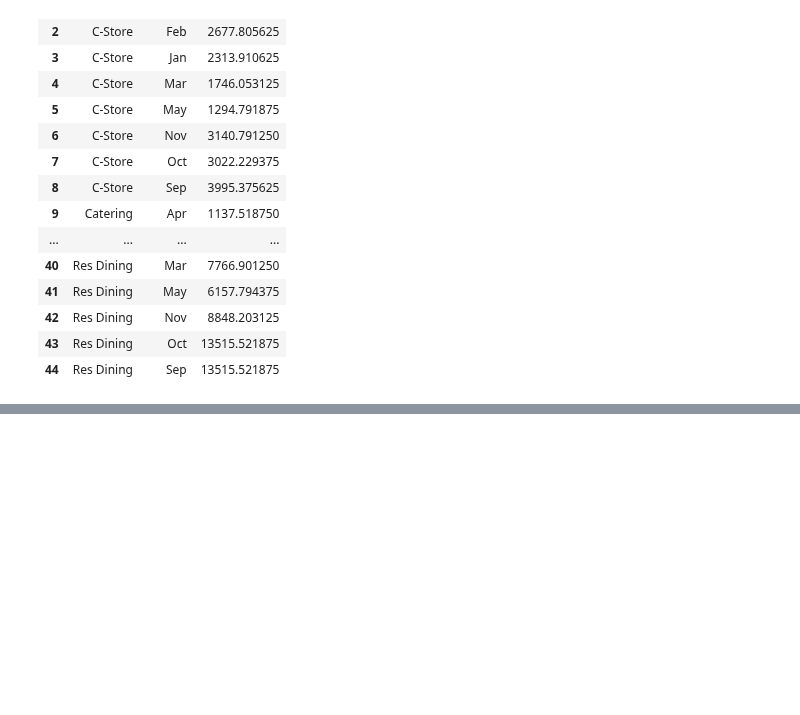
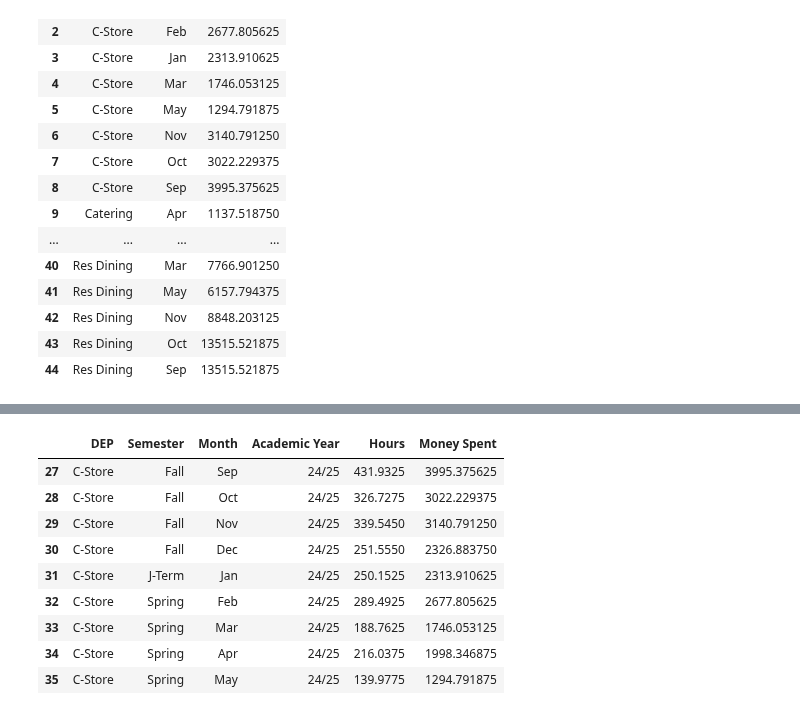
Before and after one commit to warrmu01/Hours-Analysis, a Jupyter notebook: DataPrediction.ipynb, the cells around one changed output, grey strips where cells are left out. Drawn from its saved outputs; the diff is of its cells as text; code cells hidden in the pictures; blank space fills up the shorter version.

```diff
--- a/DataPrediction.ipynb
+++ b/DataPrediction.ipynb
@@ -400,0 +452,13 @@ fig.show()
+# %%
+df_c_store
+# %% [output]
+|  | DEP | Semester | Month | Academic Year | Hours | Money Spent |
+| 27 | C-Store | Fall | Sep | 24/25 | 431.9325 | 3995.375625 |
+| 28 | C-Store | Fall | Oct | 24/25 | 326.7275 | 3022.229375 |
+| 29 | C-Store | Fall | Nov | 24/25 | 339.5450 | 3140.791250 |
+| 30 | C-Store | Fall | Dec | 24/25 | 251.5550 | 2326.883750 |
+| 31 | C-Store | J-Term | Jan | 24/25 | 250.1525 | 2313.910625 |
+| 32 | C-Store | Spring | Feb | 24/25 | 289.4925 | 2677.805625 |
+| 33 | C-Store | Spring | Mar | 24/25 | 188.7625 | 1746.053125 |
+| 34 | C-Store | Spring | Apr | 24/25 | 216.0375 | 1998.346875 |
+| 35 | C-Store | Spring | May | 24/25 | 139.9775 | 1294.791875 |
```
Also changed, not shown: parts of 6 cells of this notebook.
